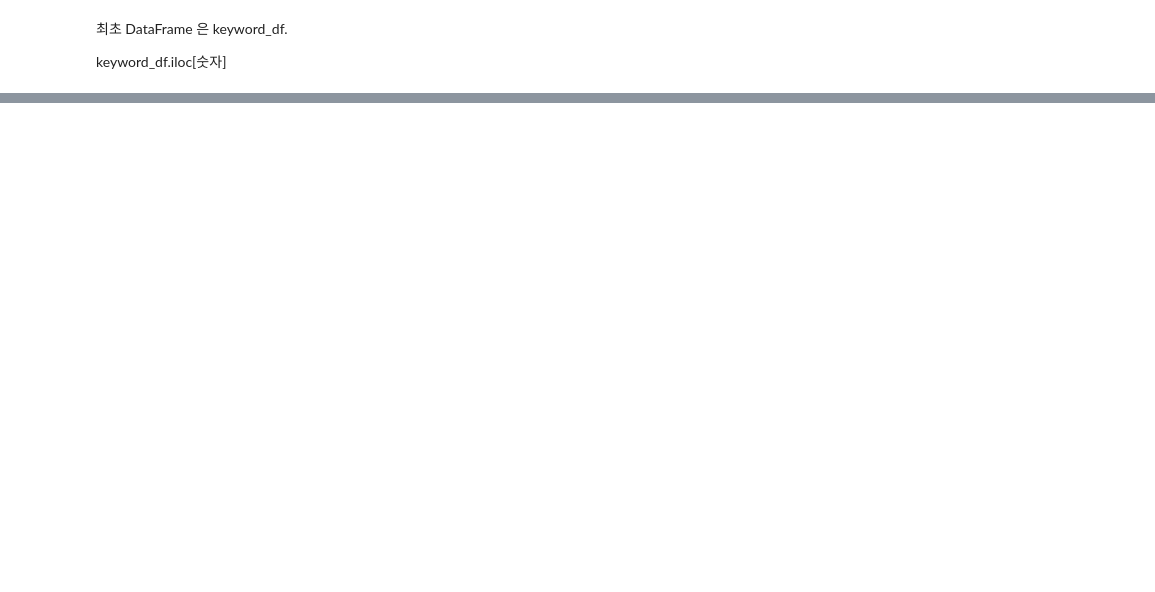
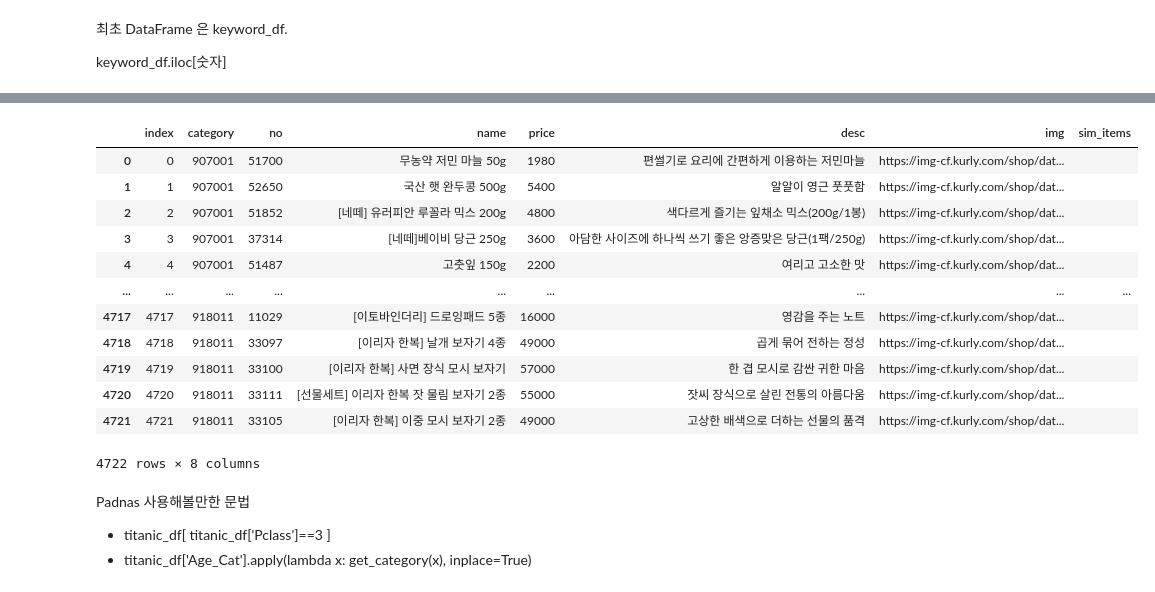
Before and after one commit to Ubiquodings/Kurly_Data, a Jupyter notebook: 추천/키워드유사도_상품태그불러오기.ipynb, the cells around one changed output, grey strips where cells are left out. Cells and saved outputs as stored; diff of their text form; code cells hidden in the pictures; blank space fills up the shorter version.

```diff
--- a/추천/키워드유사도_상품태그불러오기.ipynb
+++ b/추천/키워드유사도_상품태그불러오기.ipynb
@@ -330,0 +252,4 @@ for i in range(len(index_list)): # 범위 [0,len(index_list))
+# %%
+df_from_excel = pd.read_excel('./KurlyProduct.xlsx', sheet_name = 'KurlyProduct')
+
+df_from_excel
@@ -330,0 +270,22 @@ for i in range(len(index_list)): # 범위 [0,len(index_list))
+# %%
+df_from_excel['sim_items'] = ['' for x in range(len(df_from_excel))] # 유사 아이템 저장할 컬럼 확보하기
+# len(df_from_excel)
+df_from_excel
+# %% [output]
+|  | index | category | no | name | price | desc | img | sim_items |
+| 0 | 0 | 907001 | 51700 | 무농약 저민 마늘 50g | 1980 | 편썰기로 요리에 간편하게 이용하는 저민마늘 | https://img-cf.kurly.com/shop/dat... |  |
+| 1 | 1 | 907001 | 52650 | 국산 햇 완두콩 500g | 5400 | 알알이 영근 풋풋함 | https://img-cf.kurly.com/shop/dat... |  |
+| 2 | 2 | 907001 | 51852 | [네떼] 유러피안 루꼴라 믹스 200g | 4800 | 색다르게 즐기는 잎채소 믹스(200g/1봉) | https://img-cf.kurly.com/shop/dat... |  |
+| 3 | 3 | 907001 | 37314 | [네떼]베이비 당근 250g | 3600 | 아담한 사이즈에 하나씩 쓰기 좋은 앙증맞은 당근(1팩/250g) | https://img-cf.kurly.com/shop/dat... |  |
+| 4 | 4 | 907001 | 51487 | 고춧잎 150g | 2200 | 여리고 고소한 맛 | https://img-cf.kurly.com/shop/dat... |  |
+| ... | ... | ... | ... | ... | ... | ... | ... | ... |
+| 4717 | 4717 | 918011 | 11029 | [이토바인더리] 드로잉패드 5종 | 16000 | 영감을 주는 노트 | https://img-cf.kurly.com/shop/dat... |  |
+| 4718 | 4718 | 918011 | 33097 | [이리자 한복] 날개 보자기 4종 | 49000 | 곱게 묶어 전하는 정성 | https://img-cf.kurly.com/shop/dat... |  |
+| 4719 | 4719 | 918011 | 33100 | [이리자 한복] 사면 장식 모시 보자기 | 57000 | 한 겹 모시로 감싼 귀한 마음 | https://img-cf.kurly.com/shop/dat... |  |
+| 4720 | 4720 | 918011 | 33111 | [선물세트] 이리자 한복 잣 물림 보자기 2종 | 55000 | 잣씨 장식으로 살린 전통의 아름다움 | https://img-cf.kurly.com/shop/dat... |  |
+| 4721 | 4721 | 918011 | 33105 | [이리자 한복] 이중 모시 보자기 2종 | 49000 | 고상한 배색으로 더하는 선물의 품격 | https://img-cf.kurly.com/shop/dat... |  |
+4722 rows × 8 columns
+# %% [markdown]
+Padnas 사용해볼만한 문법
+- titanic_df[ titanic_df['Pclass']==3 ]
+- titanic_df['Age_Cat'].apply(lambda x: get_category(x), inplace=True)
```
Also changed, not shown: parts of 28 cells of this notebook, 5 other files.
